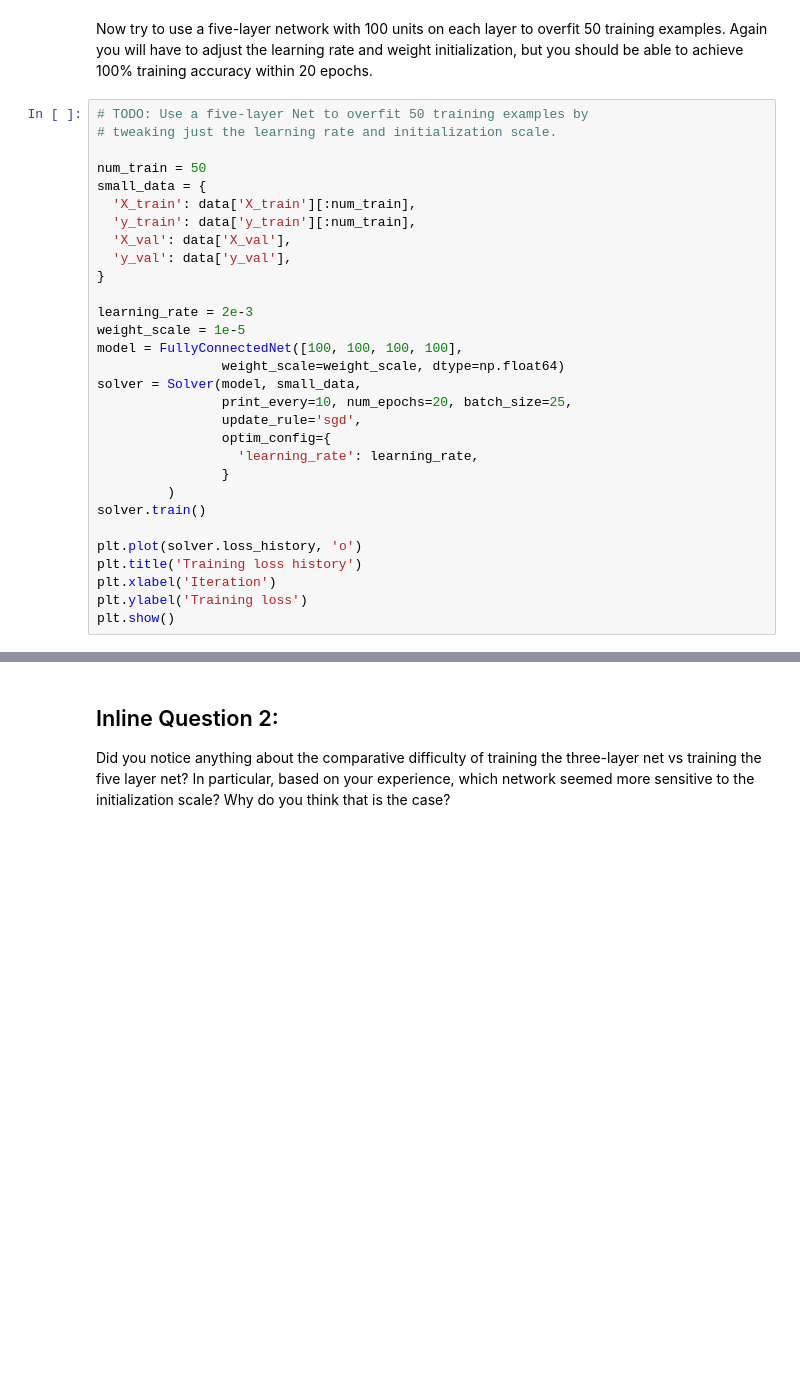
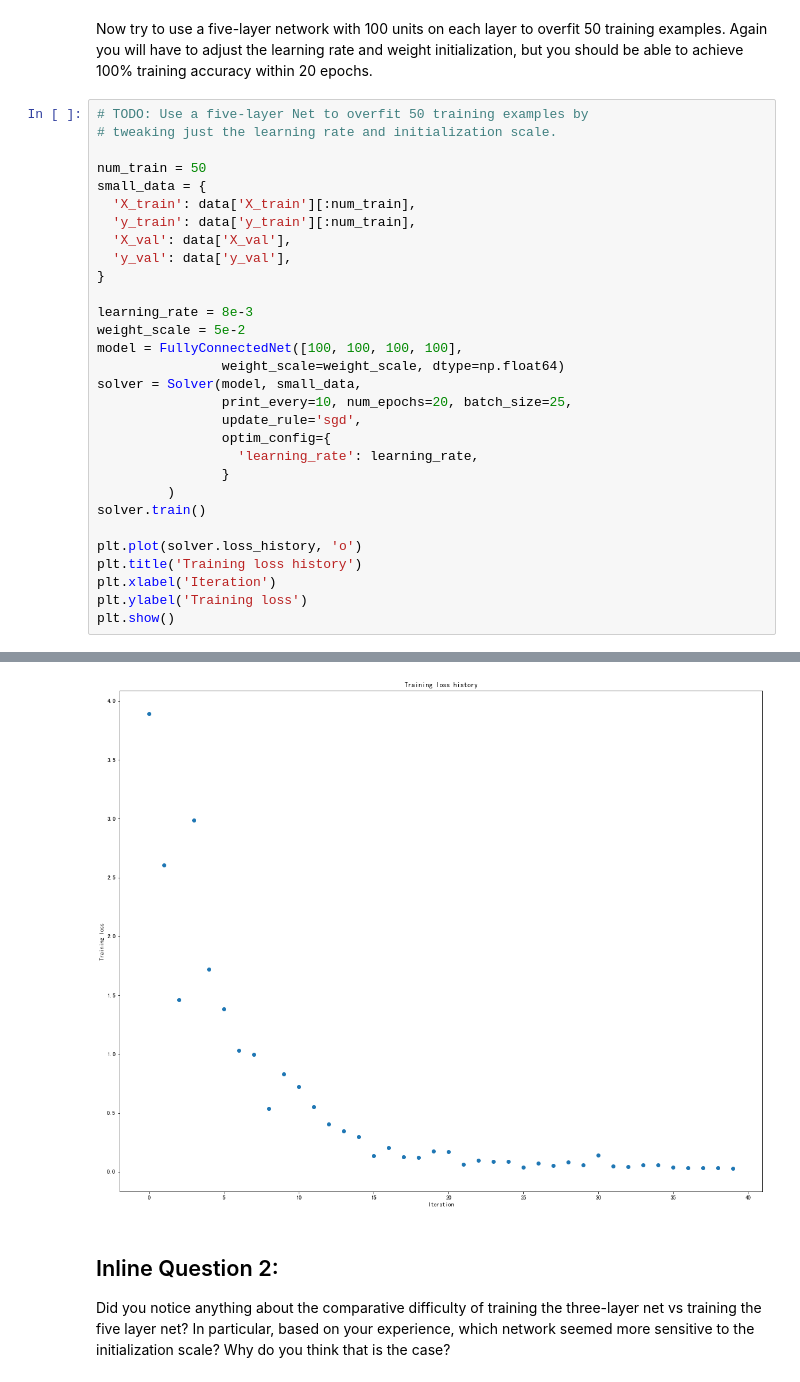
Before and after one commit to AxsPlayer/Course_Machine-learning, a Jupyter notebook: Stanford_Course/CS231n/spring1718_assignment2_v2/FullyConnectedNets.ipynb, the cells around one changed output, grey strips where cells are left out. Cells and saved outputs as stored; diff of their text form; blank space fills up the shorter version.

```diff
--- a/Stanford_Course/CS231n/spring1718_assignment2_v2/FullyConnectedNets.ipynb
+++ b/Stanford_Course/CS231n/spring1718_assignment2_v2/FullyConnectedNets.ipynb
@@ -458,8 +482,8 @@ small_data = {
   'y_val': data['y_val'],
 }
 
-learning_rate = 2e-3
-weight_scale = 1e-5
+learning_rate = 8e-3
+weight_scale = 5e-2
 model = FullyConnectedNet([100, 100, 100, 100],
                 weight_scale=weight_scale, dtype=np.float64)
 solver = Solver(model, small_data,
@@ -476,3 +500,4 @@ plt.title('Training loss history')
 plt.xlabel('Iteration')
 plt.ylabel('Training loss')
 plt.show()
+# %% [output]
@@ -479,3 +521,4 @@ plt.show()
+[figure, added]
 # %% [markdown]
 ## Inline Question 2:
 Did you notice anything about the comparative difficulty of training the three-layer net vs training the five layer net? In particular, based on your experience, which network seemed more sensitive to the initialization scale? Why do you think that is the case?
```
Also changed, not shown: parts of 5 cells of this notebook, 1 other file.
